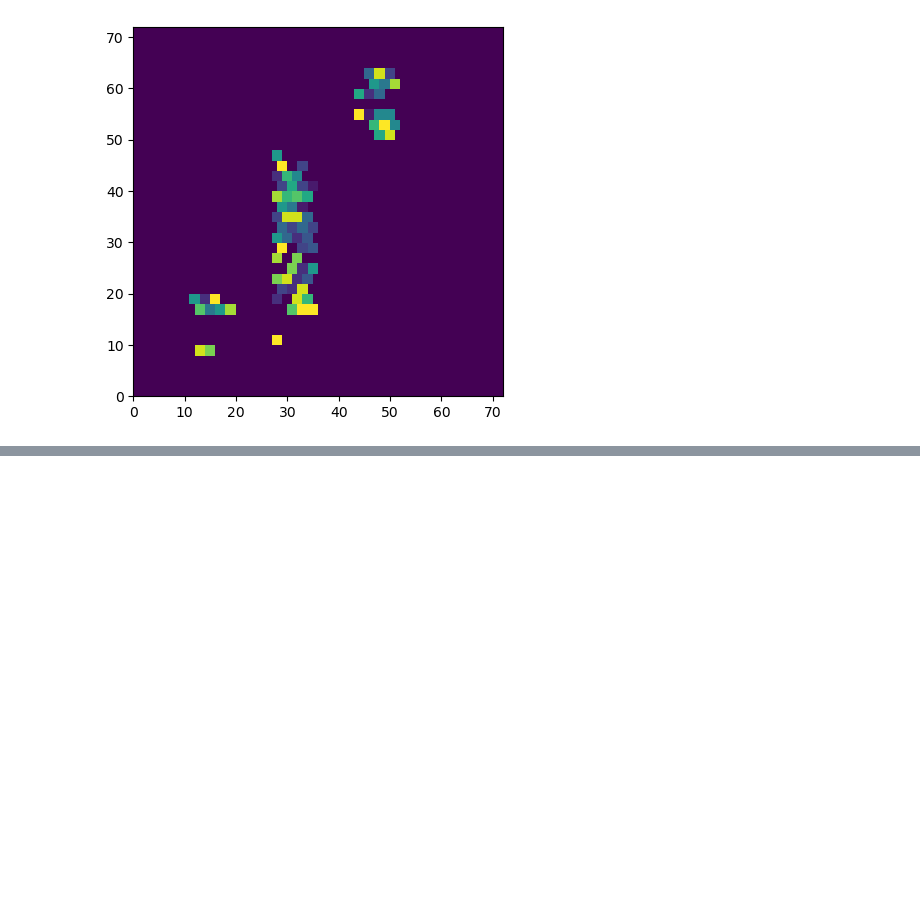
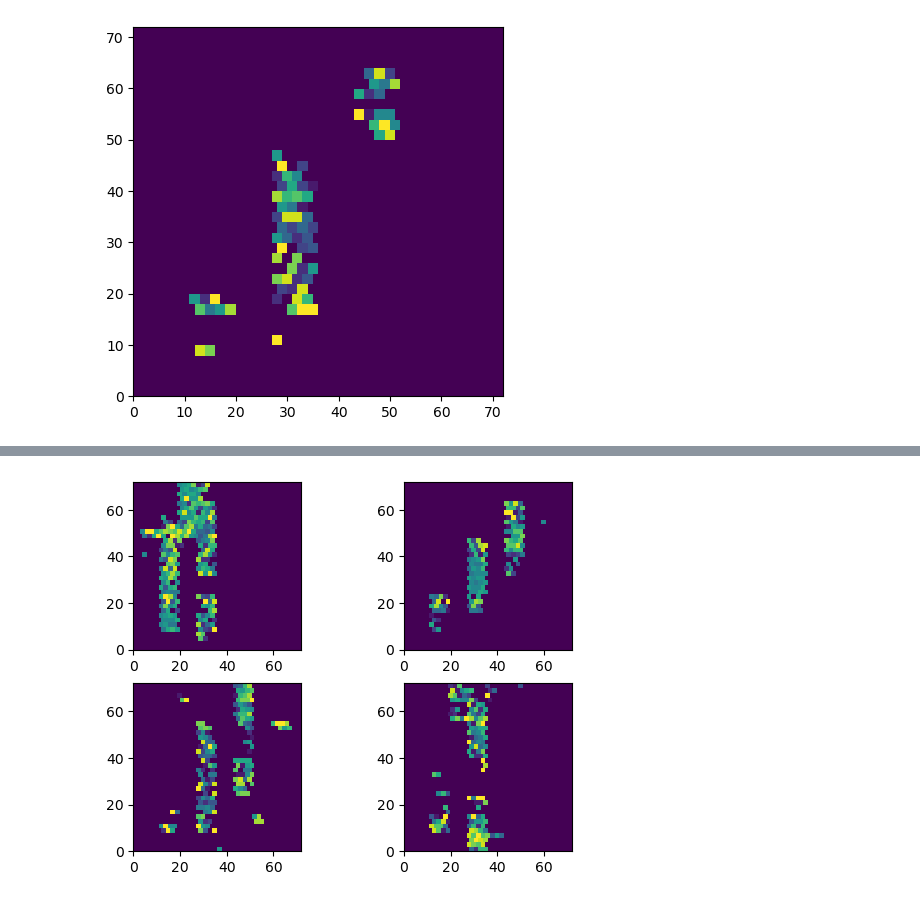
Before and after one commit to hanneswarnhofer/ECAP_HiWi_WorkingDirectory, a Jupyter notebook: TestNotebook.ipynb, the cells around one changed output, grey strips where cells are left out. Drawn from its saved outputs; the diff is of its cells as text; code cells hidden in the pictures; blank space fills up the shorter version.

```diff
--- a/TestNotebook.ipynb
+++ b/TestNotebook.ipynb
@@ -771,0 +1018,5 @@ HESS-I: Default
+# %%
+
+plot_image(mapped_images[ev_nr])
+# %% [output]
+[figure, added]
```
Also changed, not shown: parts of 40 cells of this notebook, 9 other files.
